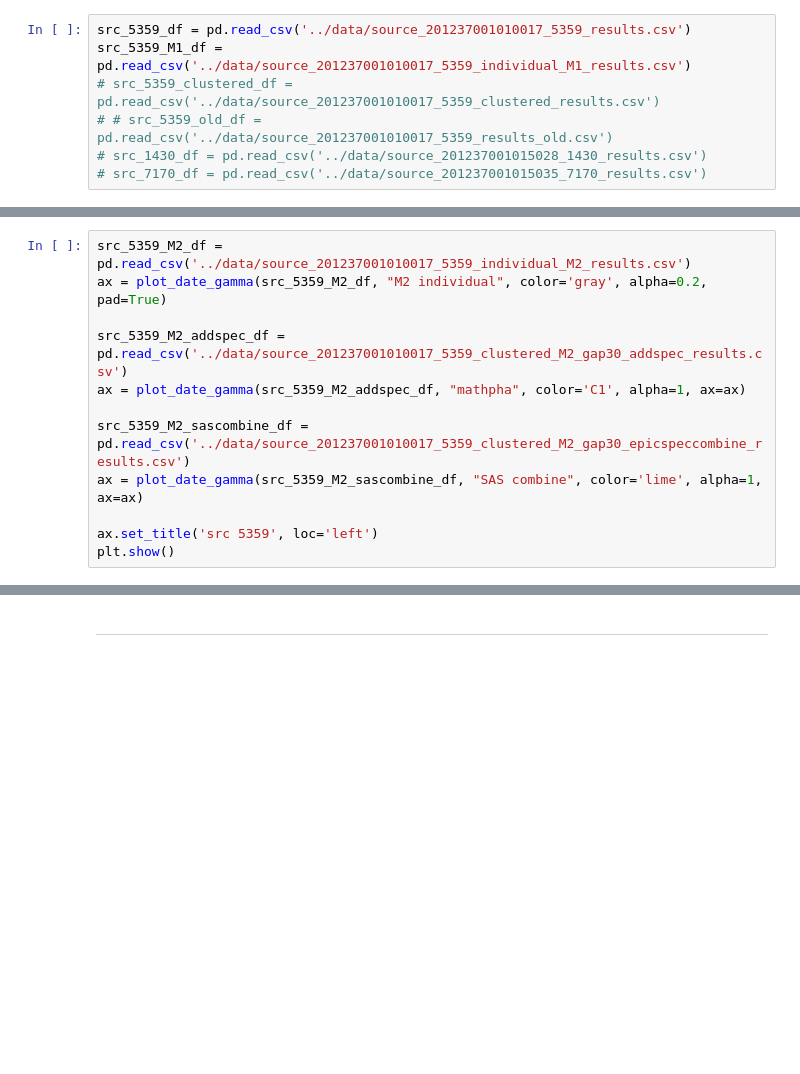
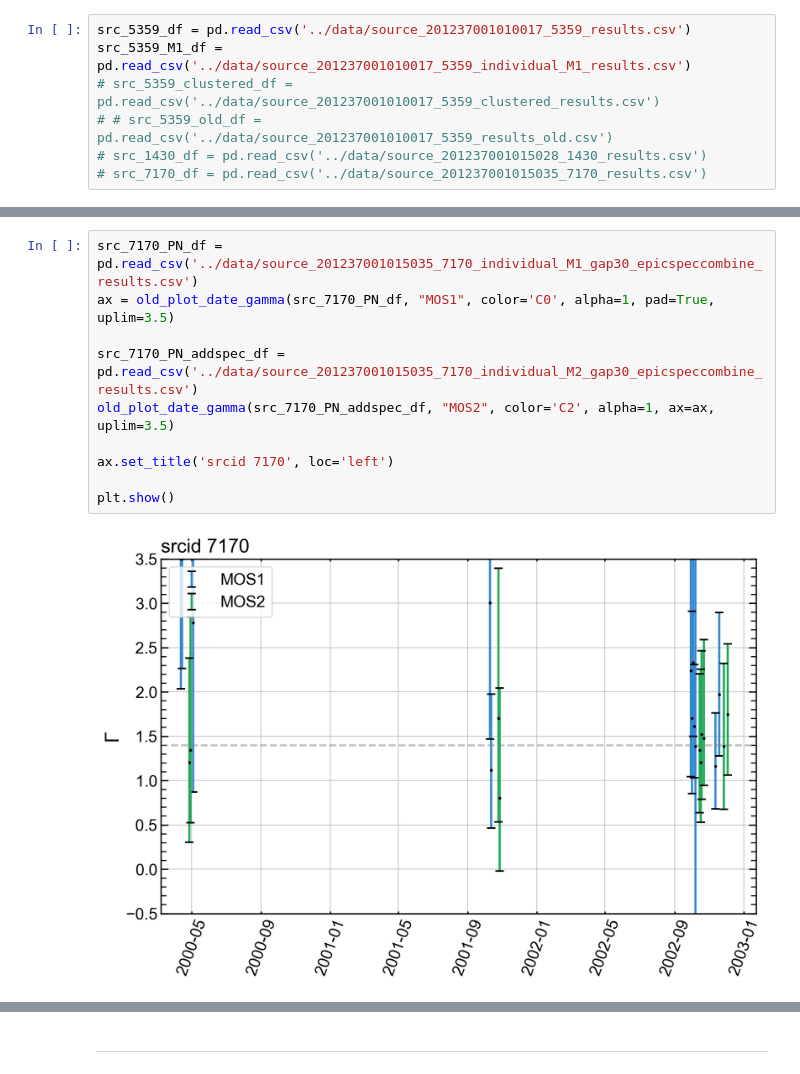
Before and after one commit to mbelveder/xmm_py_spec, a Jupyter notebook: notebooks/dev_gap_30.ipynb, the cells around one changed output, grey strips where cells are left out. Cells and saved outputs as stored; diff of their text form; blank space fills up the shorter version.

```diff
--- a/notebooks/dev_gap_30.ipynb
+++ b/notebooks/dev_gap_30.ipynb
@@ -201,12 +21,0 @@ plt.show()
-# %%
-src_5359_M2_df = pd.read_csv('../data/source_201237001010017_5359_individual_M2_results.csv')
-ax = plot_date_gamma(src_5359_M2_df, "M2 individual", color='gray', alpha=0.2, pad=True)
-
-src_5359_M2_addspec_df = pd.read_csv('../data/source_201237001010017_5359_clustered_M2_gap30_addspec_results.csv')
-ax = plot_date_gamma(src_5359_M2_addspec_df, "mathpha", color='C1', alpha=1, ax=ax)
-
-src_5359_M2_sascombine_df = pd.read_csv('../data/source_201237001010017_5359_clustered_M2_gap30_epicspeccombine_results.csv')
-ax = plot_date_gamma(src_5359_M2_sascombine_df, "SAS combine", color='lime', alpha=1, ax=ax)
-
-ax.set_title('src 5359', loc='left')
-plt.show()
@@ -282,0 +86,12 @@ plt.show()
+# %%
+src_7170_PN_df = pd.read_csv('../data/source_201237001015035_7170_individual_M1_gap30_epicspeccombine_results.csv')
+ax = old_plot_date_gamma(src_7170_PN_df, "MOS1", color='C0', alpha=1, pad=True, uplim=3.5)
+
+src_7170_PN_addspec_df = pd.read_csv('../data/source_201237001015035_7170_individual_M2_gap30_epicspeccombine_results.csv')
+old_plot_date_gamma(src_7170_PN_addspec_df, "MOS2", color='C2', alpha=1, ax=ax, uplim=3.5)
+
+ax.set_title('srcid 7170', loc='left')
+
+plt.show()
+# %% [output]
+[figure, added]
```
Also changed, not shown: parts of 55 cells of this notebook, 3 other files.
